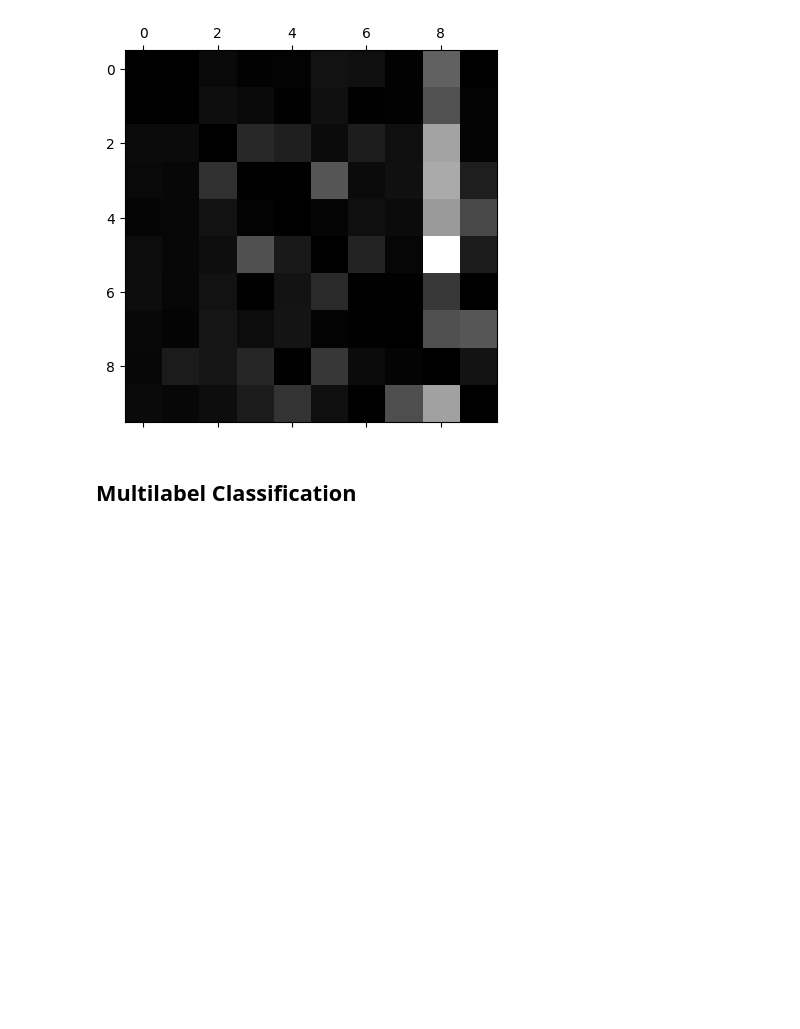
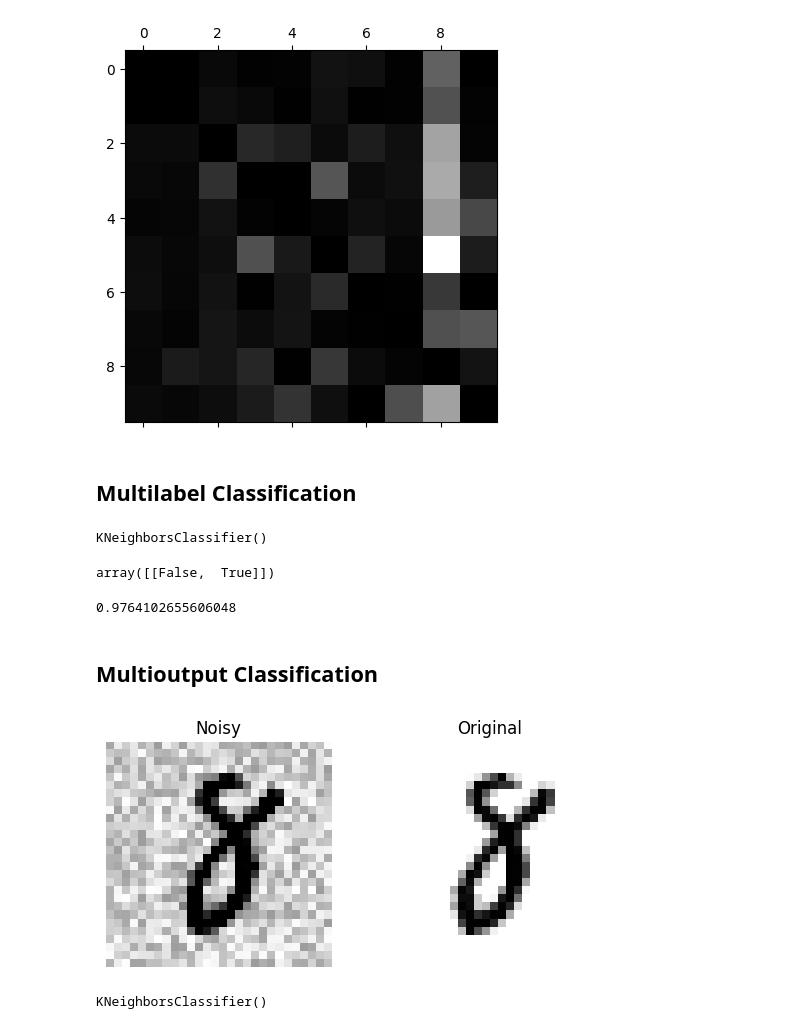
Before and after one commit to Luis098765/ml-with-aurelien-geron, a Jupyter notebook: project/notebooks/ch03/Chapter_3_Classification.ipynb, the cells around one changed output. Drawn from its saved outputs; the diff is of its cells as text; code cells hidden in the pictures; blank space fills up the shorter version.

Commit message:
Exemplo do livro finalizado (multilabel classification com erro)

```diff
--- a/project/notebooks/ch03/Chapter_3_Classification.ipynb
+++ b/project/notebooks/ch03/Chapter_3_Classification.ipynb
@@ -270,3 +271,55 @@ plt.show()
 [figure]
 # %% [markdown]
 ## Multilabel Classification
+# %%
+y_train_large = (y_train >= 7)
+y_train_odd = (y_train % 2 == 1)
+y_multilabel = np.c_[y_train_large, y_train_odd]
+# %%
+knn_clf = KNeighborsClassifier()
+knn_clf.fit(X_train, y_multilabel)
+# %% [output]
+KNeighborsClassifier()
+# %%
+knn_clf.predict([some_digit])
+# %% [output]
+array([[False,  True]])
+# %%
+y_train_knn_pred = cross_val_predict(knn_clf, X_train, y_multilabel, cv=3)
+f1_score(y_multilabel, y_train_knn_pred, average="macro")
+# %% [output]
+0.9764102655606048
+# %% [markdown]
+## Multioutput Classification
+# %%
+noise = np.random.randint(0, 100, (len(X_train), 784))
+X_train_mod = X_train + noise
+X_train_mod = np.clip(X_train_mod, 0, 255)
+noise = np.random.randint(0, 100, (len(X_test), 784))
+X_test_mod = X_test + noise
+X_test_mod = np.clip(X_test_mod, 0, 255)
+y_train_mod = X_train
+y_test_mod = X_test
+# %%
+def plot_digit(image_data):
+    image = image_data.reshape(28, 28)
+    plt.imshow(image, cmap="binary")
+    plt.axis("off")
+# %%
+some_index = 784
+
+plt.subplot(1, 2, 1)
+plot_digit(X_train_mod.iloc[some_index].to_numpy())
+plt.title("Noisy")
+
+plt.subplot(1, 2, 2)
+plot_digit(X_train.iloc[some_index].to_numpy())
+plt.title("Original")
+
+plt.show()
+# %% [output]
+[figure, added]
+# %%
+knn_clf.fit(X_train_mod, y_train_mod)
+# %% [output]
+KNeighborsClassifier()
```
Also changed, not shown: parts of 2 cells of this notebook.
